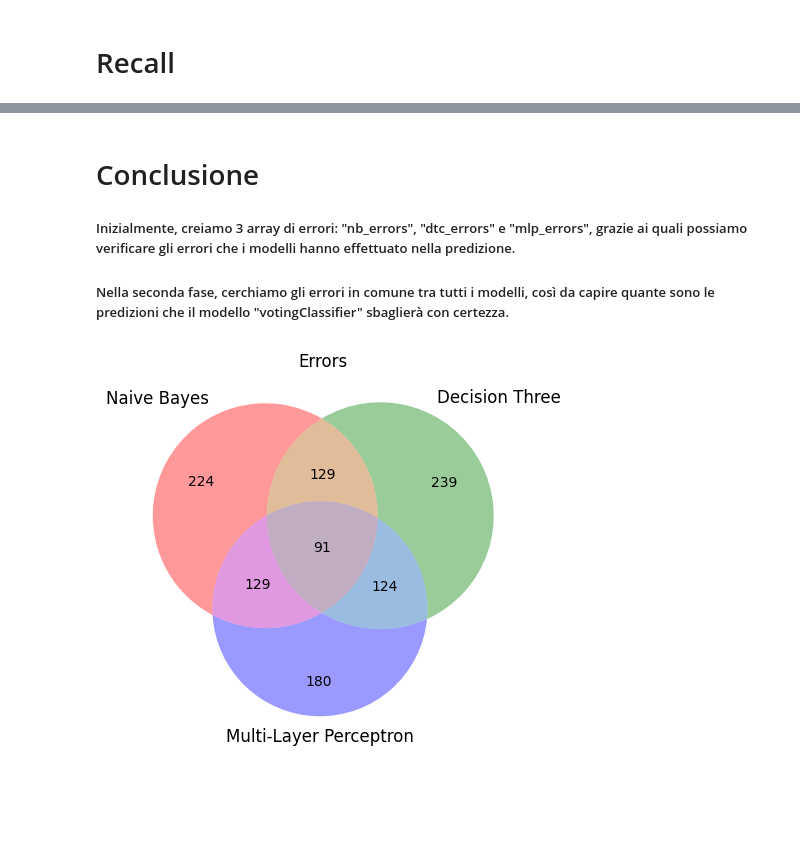
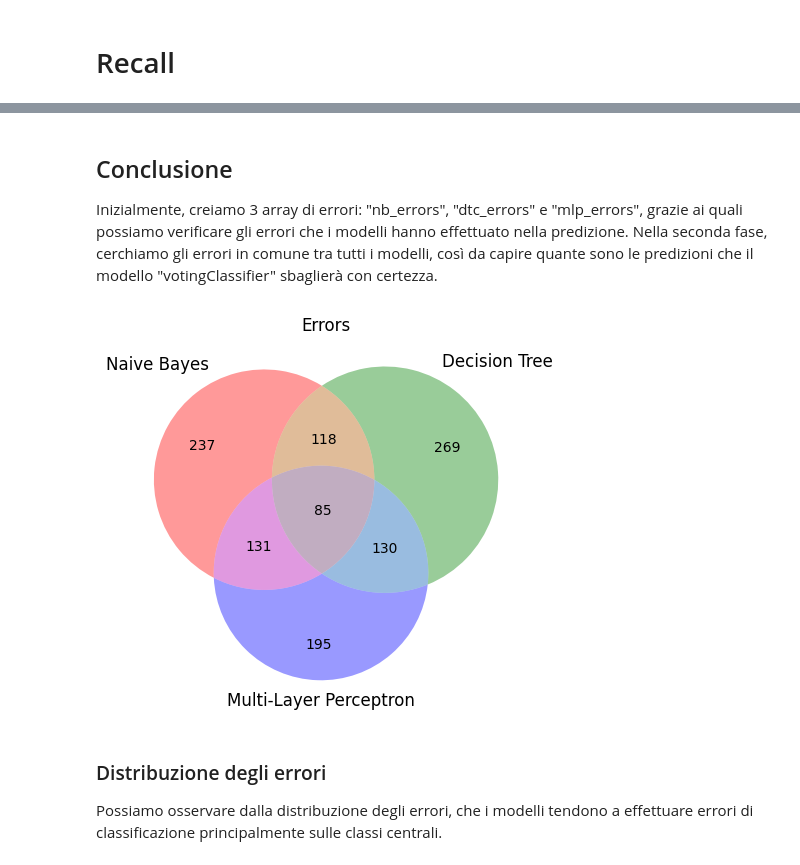
Before and after one commit to AngeloSantangelo/Findrange, a Jupyter notebook: findrange.ipynb, the cells around one changed output, grey strips where cells are left out. Saved outputs shown, nothing was run; the diff lists cells and outputs as text; code cells hidden in the pictures; blank space fills up the shorter version.

```diff
--- a/findrange.ipynb
+++ b/findrange.ipynb
@@ -246,3 +243,7 @@ y_pred_nb = gnb.fit(X_train, Y_train).predict(X_test)
+# %%
+gnb = GaussianNB()
+
+y_pred_nb = gnb.fit(X_train_normalized, Y_train).predict(X_test_normalized)
 # %% [markdown]
 A questo punto, verifichiamo quanti valori predetti in "y_pred_nb" non coincidono con i valori effettivamenti presenti nel test set "Y_test".
 # %%
@@ -282,9 +313,9 @@ recall_score(Y_test, y_pred_nb, average='micro')
 # %%
 dtc = DecisionTreeClassifier()
 
-dtc.fit(X_train, Y_train)
+dtc.fit(X_train_normalized, Y_train)
 
-y_pred_dtc = dtc.predict(X_test)
+y_pred_dtc = dtc.predict(X_test_normalized)
 # %% [markdown]
 Come fatto in precedenza, verifichiamo quanti valori predetti in "y_pred_dtc" non coincidono con i valori effettivamenti presenti nel test set "Y_test".
 # %%
@@ -322,7 +383,7 @@ Infine addestriamo il modello, similmente a quanto fatto in precedenza
 # %%
 mlp = MLPClassifier(alpha=0.25, hidden_layer_sizes=(128, 4), random_state=1, max_iter=24000)
 
-mlp.fit(X_train, Y_train)
+mlp.fit(X_train_normalized, Y_train)
 # %% [output]
 MLPClassifier(alpha=0.25, hidden_layer_sizes=(128, 4), max_iter=24000,
               random_state=1)
@@ -330,7 +391,7 @@ MLPClassifier(alpha=0.25, hidden_layer_sizes=(128, 4), max_iter=24000,
 Quindi, anche in questo caso, usiamo il modello per predire i valori di "X_test".
 Tali previsioni vengono salvate in "y_pred_mlp".
 # %%
-y_pred_mlp = mlp.predict(X_test)
+y_pred_mlp = mlp.predict(X_test_normalized)
 # %% [markdown]
 Infine, procediamo con la verifica di quanti valori predetti in "y_pred_mlp" non coincidono con i valori effettivamenti presenti nel test set "Y_test".
 # %%
@@ -399,20 +521,24 @@ recall_score(Y_test, y_pred, average='micro')
 # %% [markdown]
-# Conclusione
+## Conclusione
 
-##### Inizialmente, creiamo 3 array di errori: "nb_errors", "dtc_errors" e "mlp_errors", grazie ai quali possiamo verificare gli errori che i modelli hanno effettuato nella predizione.
-##### Nella seconda fase, cerchiamo gli errori in comune tra tutti i modelli, così da capire quante sono le predizioni che il modello "votingClassifier" sbaglierà con certezza.
+Inizialmente, creiamo 3 array di errori: "nb_errors", "dtc_errors" e "mlp_errors", grazie ai quali possiamo verificare gli errori che i modelli hanno effettuato nella predizione.
+Nella seconda fase, cerchiamo gli errori in comune tra tutti i modelli, così da capire quante sono le predizioni che il modello "votingClassifier" sbaglierà con certezza.
 # %%
 nb_errors = np.where(y_pred_nb == Y_test, 0, 1)
 dtc_errors = np.where(y_pred_dtc == Y_test, 0, 1)
 mlp_errors = np.where(y_pred_mlp == Y_test, 0, 1)
 
 nb_dtc_errors = np.where(nb_errors == dtc_errors, nb_errors, 0)
 nb_mlp_errors = np.where(nb_errors == mlp_errors, nb_errors, 0)
 dtc_mlp_errors = np.where(dtc_errors == mlp_errors, dtc_errors, 0)
 nb_dtc_mlp_errors = np.where(nb_dtc_errors == mlp_errors, mlp_errors, 0)
 
 plt.title("Errors")
-venn3(subsets = (nb_errors.sum(), dtc_errors.sum(), nb_dtc_errors.sum(), mlp_errors.sum(), nb_mlp_errors.sum(), dtc_mlp_errors.sum(), nb_dtc_mlp_errors.sum()), set_labels = ('Naive Bayes', 'Decision Three', 'Multi-Layer Perceptron'))
+venn3(subsets = (nb_errors.sum(), dtc_errors.sum(), nb_dtc_errors.sum(), mlp_errors.sum(), nb_mlp_errors.sum(), dtc_mlp_errors.sum(), nb_dtc_mlp_errors.sum()), set_labels = ('Naive Bayes', 'Decision Tree', 'Multi-Layer Perceptron'))
 plt.show()
 # %% [output]
-[figure, old version]
+[figure, new version]
+# %% [markdown]
+### Distribuzione degli errori
+
+Possiamo osservare dalla distribuzione degli errori, che i modelli tendono a effettuare errori di classificazione principalmente sulle classi centrali.
```
Also changed, not shown: parts of 47 cells of this notebook.
